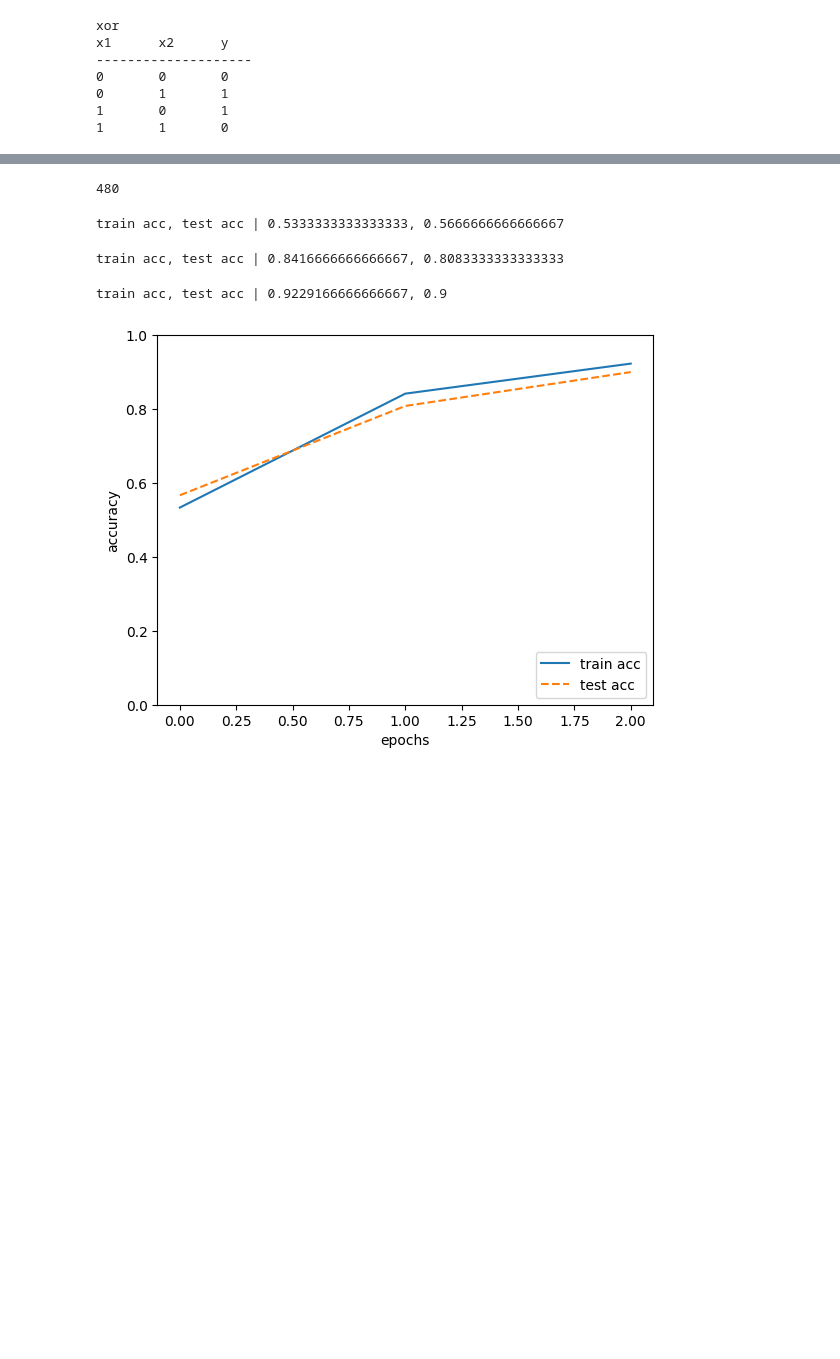
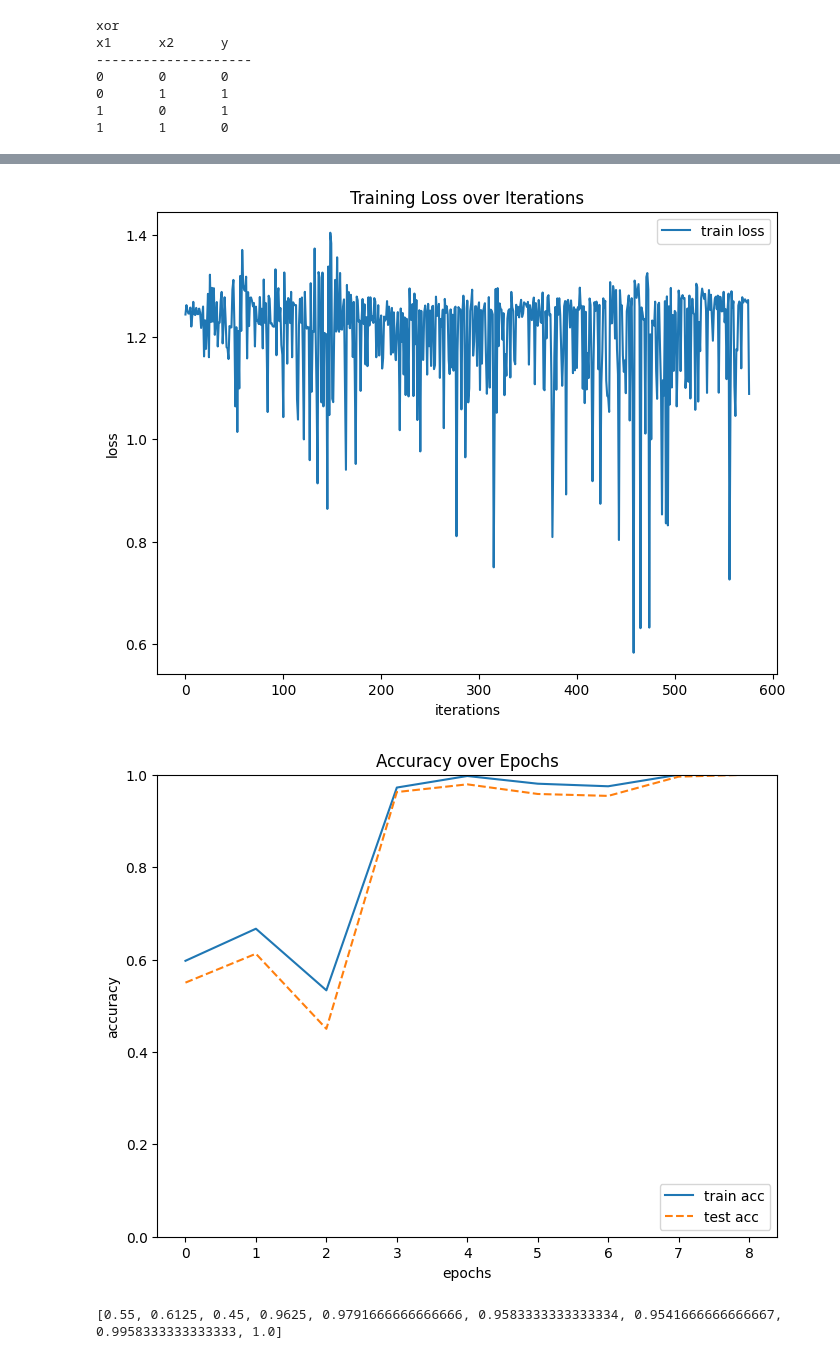
Before and after one commit to RyukiKuwahara/from-zero, a Jupyter notebook: from_zero_1.ipynb, the cells around one changed output, grey strips where cells are left out. Saved outputs shown, nothing was run; the diff lists cells and outputs as text; code cells hidden in the pictures; blank space fills up the shorter version.

```diff
--- a/from_zero_1.ipynb
+++ b/from_zero_1.ipynb
@@ -285,7 +283,8 @@ class TwoLayerNet:
 
     def loss(self, x, t):
         y = self.predict(x)
-        return -np.sum(t * np.log(y) + (1 - t) * np.log(1 - y))
+        # return -np.sum(t * np.log(y) + (1 - t) * np.log(1 - y))
+        return np.sum((y - t) * (y - t)) / len(t)
 
     def accuracy(self, x, t):
         y = self.predict(x)
@@ -298,7 +297,7 @@ class TwoLayerNet:
         loss_W = lambda W: self.loss(x, t)
 
         def each_numerical_gradient(f, x):
-            h = 1e-4 # 0.0001
+            h = 1e-4
             grad = np.zeros_like(x)
             it = np.nditer(x, flags=['multi_index'], op_flags=['readwrite'])
             while not it.finished:
@@ -334,14 +379,14 @@ df = pd.read_csv('dataset.csv')
 X = df[['x', 'y']]
 y = df['label']
 
-x_train, x_test, y_train, y_test = train_test_split(X, y, test_size=0.2, random_state=0)
+x_train, x_test, y_train, y_test = train_test_split(X, y, test_size=0.4, random_state=0)
 
-network = TwoLayerNet(input_size=2, hidden_size=4, output_size=1)
+network = TwoLayerNet(input_size=2, hidden_size=10, output_size=1)
 
 iters_num = 10000
 train_size = x_train.shape[0]
-batch_size = 10
-learning_rate = 1e-4
+batch_size = 5
+learning_rate = 0.03
 
 train_loss_list = []
 train_acc_list = []
@@ -363,27 +408,41 @@ for i in tqdm(range(iters_num)):
 
     loss = network.loss(x_batch, t_batch)
     train_loss_list.append(loss)
+    # print_result()
 
-    if i % (iter_per_epoch * 100) == 0:
+    if i % (iter_per_epoch) == 0:
+        # print_result()
         train_acc = network.accuracy(x_train, y_train)
         test_acc = network.accuracy(x_test, y_test)
         train_acc_list.append(train_acc)
         test_acc_list.append(test_acc)
-        print("train acc, test acc | " + str(train_acc) + ", " + str(test_acc))
-
-# グラフの描画
-markers = {'train': 'o', 'test': 's'}
-x = np.arange(len(train_acc_list))
-plt.plot(x, train_acc_list, label='train acc')
-plt.plot(x, test_acc_list, label='test acc', linestyle='--')
-plt.xlabel("epochs")
-plt.ylabel("accuracy")
-plt.ylim(0, 1.0)
-plt.legend(loc='lower right')
-plt.show()
+        if test_acc == 1.0:
+            break
-# %% [output]
-480
-train acc, test acc | 0.5333333333333333, 0.5666666666666667
-train acc, test acc | 0.8416666666666667, 0.8083333333333333
-train acc, test acc | 0.9229166666666667, 0.9
-[figure, removed]
+# %%
+
+# 訓練損失のグラフを描画
+plt.figure(figsize=(8, 6))
+plt.plot(np.arange(len(train_loss_list)), train_loss_list, label='train loss')
+plt.xlabel("iterations")
+plt.ylabel("loss")
+plt.title("Training Loss over Iterations")
+plt.legend(loc='upper right')
+plt.show()
+
+# 訓練精度とテスト精度のグラフを描画
+plt.figure(figsize=(8, 6))
+x = np.arange(len(train_acc_list))
+plt.plot(x, train_acc_list, label='train acc')
+plt.plot(x, test_acc_list, label='test acc', linestyle='--')
+plt.xlabel("epochs")
+plt.ylabel("accuracy")
+plt.ylim(0, 1.0)
+plt.title("Accuracy over Epochs")
+plt.legend(loc='lower right')
+plt.show()
+
+print(test_acc_list)
+# %% [output]
+[figure, added]
+[figure, added]
+[0.55, 0.6125, 0.45, 0.9625, 0.9791666666666666, 0.9583333333333334, 0.9541666666666667, 0.9958333333333333, 1.0]
```
Also changed, not shown: parts of 4 cells of this notebook.
